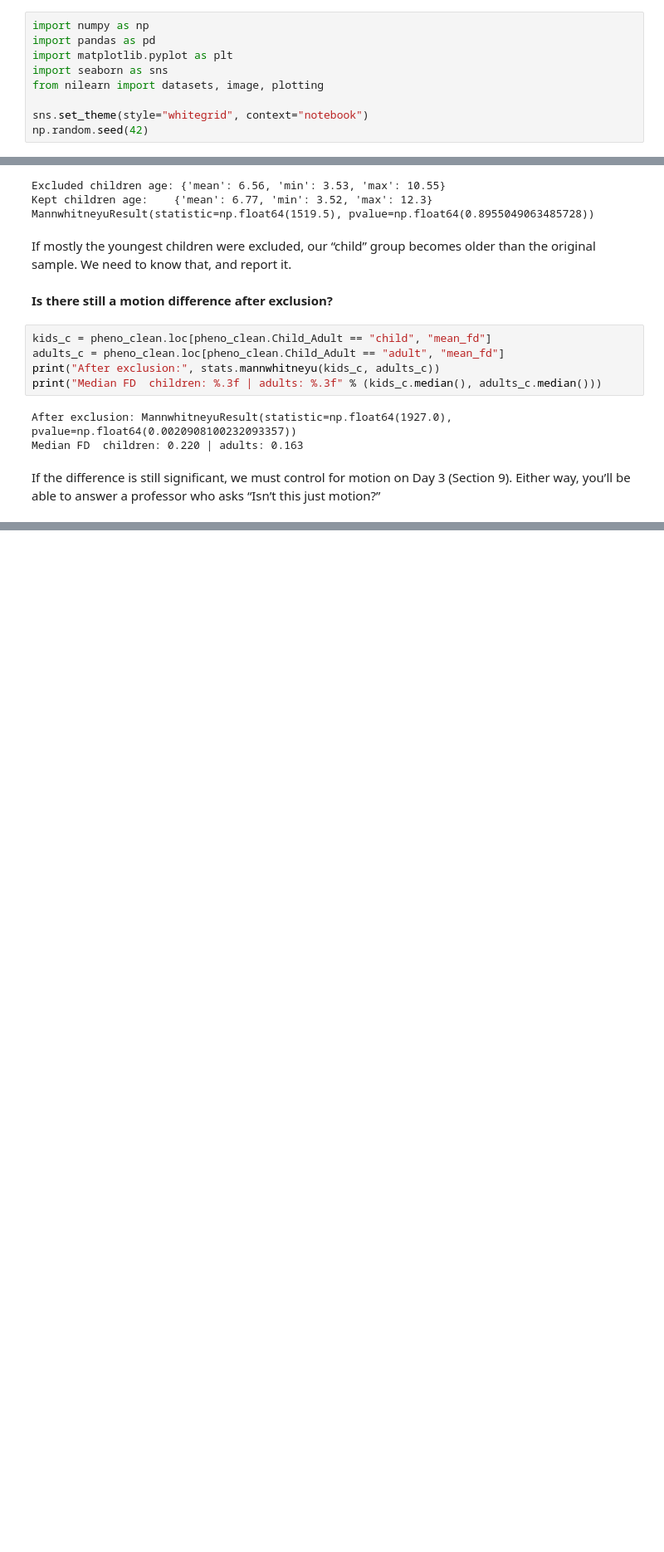
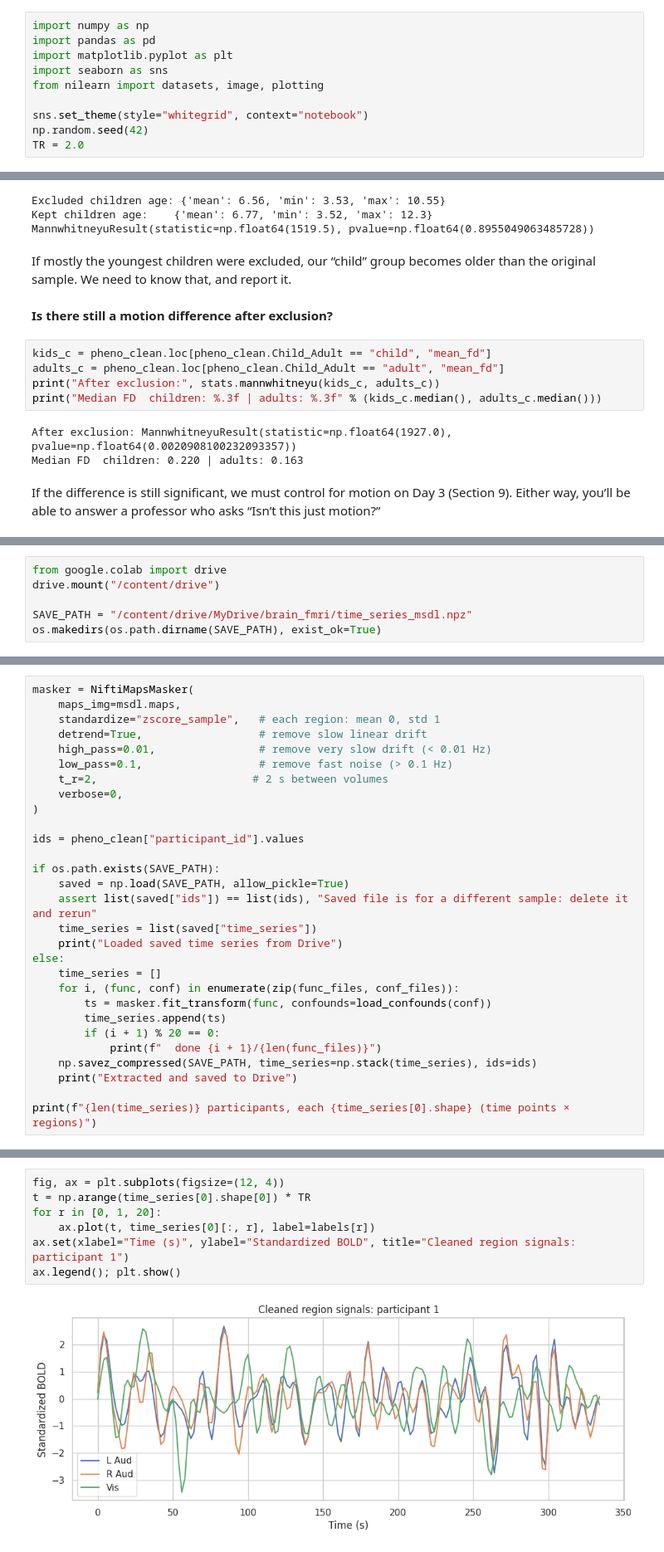
Before and after one commit to Leena2403/Brain_Network_Development_fMRI, a Jupyter notebook: Brain_Network_Development_fMRI.ipynb, the cells around one changed output, grey strips where cells are left out. Shown at 83% size. Drawn from its saved outputs; the diff is of its cells as text; blank space fills up the shorter version.

```diff
--- a/Brain_Network_Development_fMRI.ipynb
+++ b/Brain_Network_Development_fMRI.ipynb
@@ -29,4 +33,5 @@ from nilearn import datasets, image, plotting
 
 sns.set_theme(style="whitegrid", context="notebook")
 np.random.seed(42)
+TR = 2.0
 # %%
@@ -189,0 +280,6 @@ If the difference is still significant, we must control for motion on Day 3 (Sec
+# %%
+from google.colab import drive
+drive.mount("/content/drive")
+
+SAVE_PATH = "/content/drive/MyDrive/brain_fmri/time_series_msdl.npz"
+os.makedirs(os.path.dirname(SAVE_PATH), exist_ok=True)
@@ -189,0 +288,29 @@ If the difference is still significant, we must control for motion on Day 3 (Sec
+# %%
+masker = NiftiMapsMasker(
+    maps_img=msdl.maps,
+    standardize="zscore_sample",   # each region: mean 0, std 1
+    detrend=True,                  # remove slow linear drift
+    high_pass=0.01,                # remove very slow drift (< 0.01 Hz)
+    low_pass=0.1,                  # remove fast noise (> 0.1 Hz)
+    t_r=2,                        # 2 s between volumes
+    verbose=0,
+)
+
+ids = pheno_clean["participant_id"].values
+
+if os.path.exists(SAVE_PATH):
+    saved = np.load(SAVE_PATH, allow_pickle=True)
+    assert list(saved["ids"]) == list(ids), "Saved file is for a different sample: delete it and rerun"
+    time_series = list(saved["time_series"])
+    print("Loaded saved time series from Drive")
+else:
+    time_series = []
+    for i, (func, conf) in enumerate(zip(func_files, conf_files)):
+        ts = masker.fit_transform(func, confounds=load_confounds(conf))
+        time_series.append(ts)
+        if (i + 1) % 20 == 0:
+            print(f"  done {i + 1}/{len(func_files)}")
+    np.savez_compressed(SAVE_PATH, time_series=np.stack(time_series), ids=ids)
+    print("Extracted and saved to Drive")
+
+print(f"{len(time_series)} participants, each {time_series[0].shape} (time points × regions)")
@@ -189,0 +328,9 @@ If the difference is still significant, we must control for motion on Day 3 (Sec
+# %%
+fig, ax = plt.subplots(figsize=(12, 4))
+t = np.arange(time_series[0].shape[0]) * TR
+for r in [0, 1, 20]:
+    ax.plot(t, time_series[0][:, r], label=labels[r])
+ax.set(xlabel="Time (s)", ylabel="Standardized BOLD", title="Cleaned region signals: participant 1")
+ax.legend(); plt.show()
+# %% [output]
+[figure, added]
```
Also changed, not shown: parts of 15 cells of this notebook.
